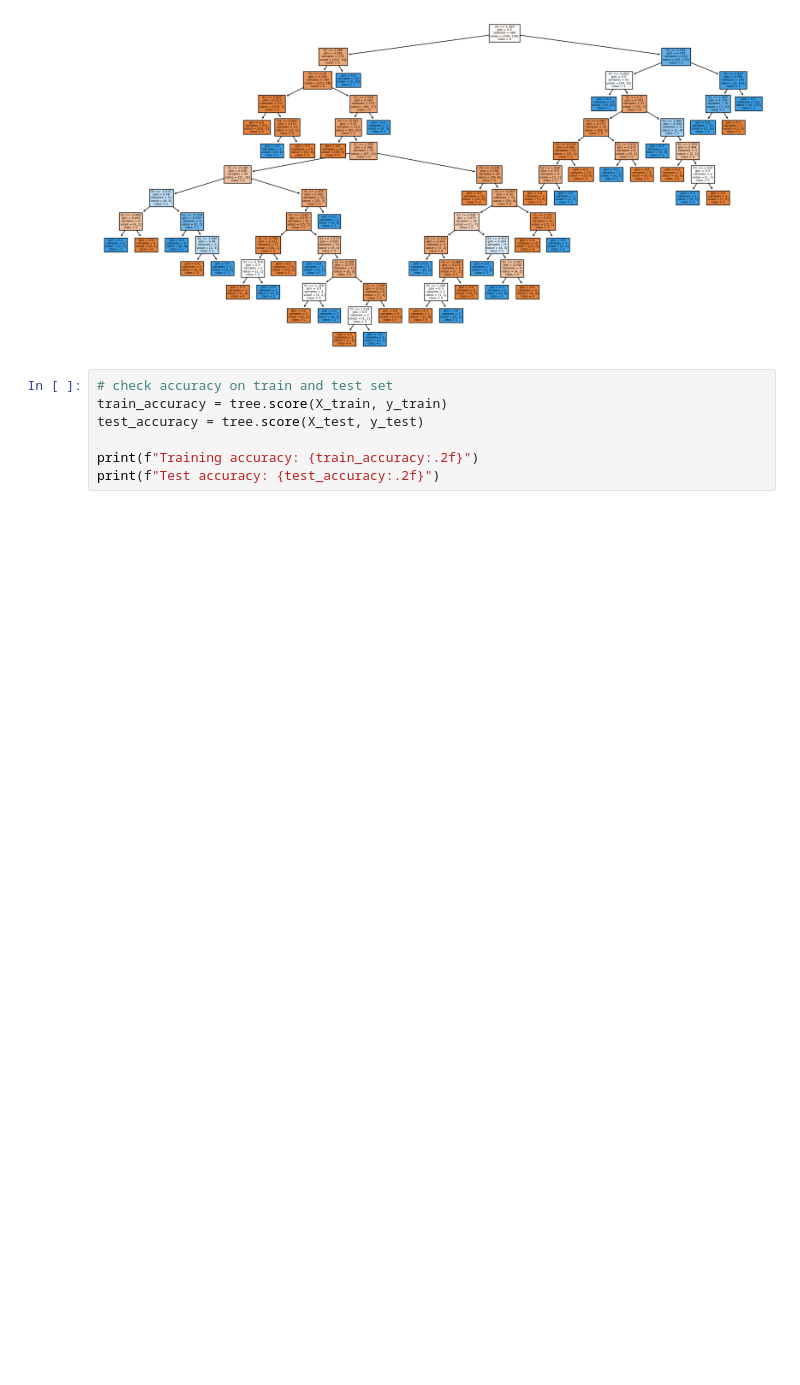
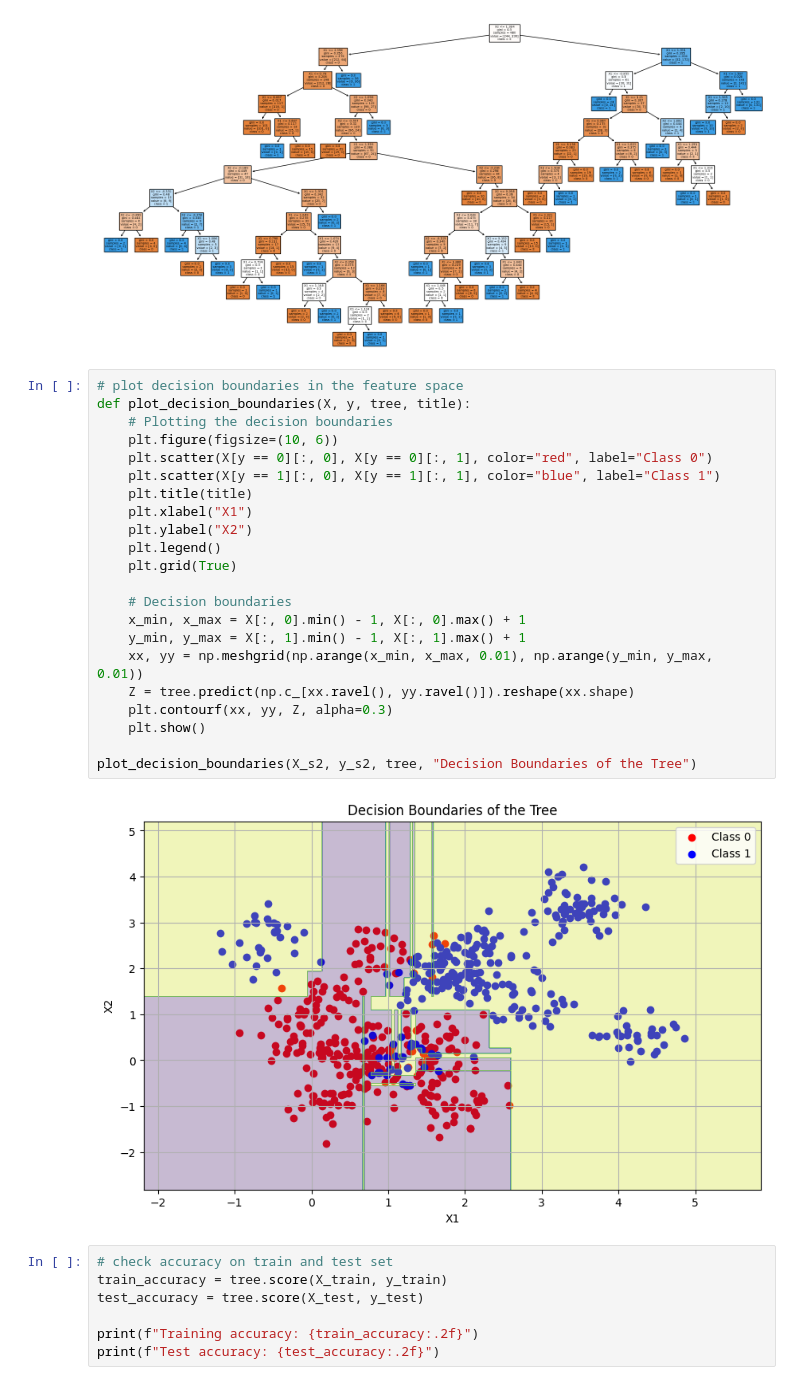
Before and after one commit to FabianBB/Machine-Learning, a Jupyter notebook: Tree-based-models/Tree-based-methods.ipynb, the cells around one changed output. Saved outputs shown, nothing was run; the diff lists cells and outputs as text; blank space fills up the shorter version.

```diff
--- a/Tree-based-models/Tree-based-methods.ipynb
+++ b/Tree-based-models/Tree-based-methods.ipynb
@@ -171,6 +173,30 @@ plot_tree(tree, filled=True, feature_names=["X1", "X2"], class_names=["0", "1"])
 plt.show()
 # %% [output]
 [figure]
+# %%
+# plot decision boundaries in the feature space
+def plot_decision_boundaries(X, y, tree, title):
+    # Plotting the decision boundaries
+    plt.figure(figsize=(10, 6))
+    plt.scatter(X[y == 0][:, 0], X[y == 0][:, 1], color="red", label="Class 0")
+    plt.scatter(X[y == 1][:, 0], X[y == 1][:, 1], color="blue", label="Class 1")
+    plt.title(title)
+    plt.xlabel("X1")
+    plt.ylabel("X2")
+    plt.legend()
+    plt.grid(True)
+
+    # Decision boundaries
+    x_min, x_max = X[:, 0].min() - 1, X[:, 0].max() + 1
+    y_min, y_max = X[:, 1].min() - 1, X[:, 1].max() + 1
+    xx, yy = np.meshgrid(np.arange(x_min, x_max, 0.01), np.arange(y_min, y_max, 0.01))
+    Z = tree.predict(np.c_[xx.ravel(), yy.ravel()]).reshape(xx.shape)
+    plt.contourf(xx, yy, Z, alpha=0.3)
+    plt.show()
+
+plot_decision_boundaries(X_s2, y_s2, tree, "Decision Boundaries of the Tree")
+# %% [output]
+[figure, added]
 # %%
 # check accuracy on train and test set
 train_accuracy = tree.score(X_train, y_train)
```
Also changed, not shown: parts of 5 cells of this notebook.
